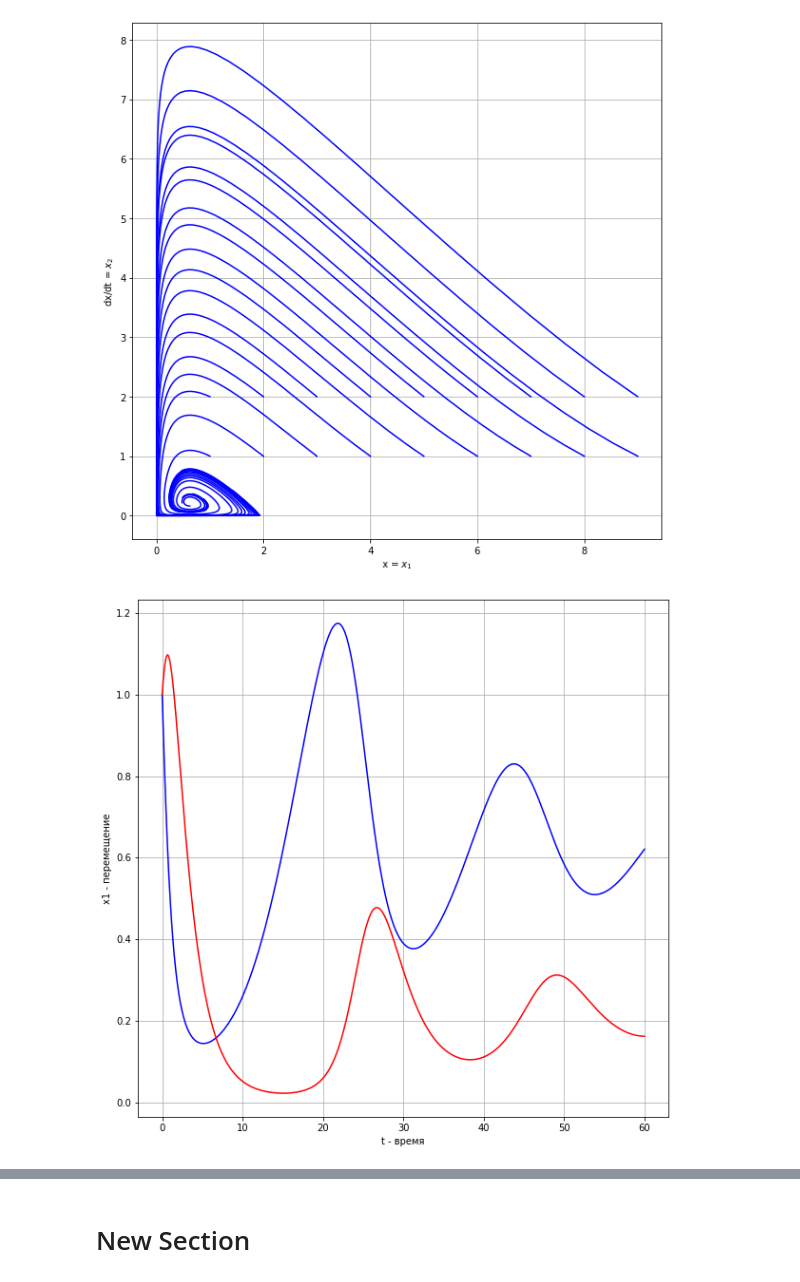
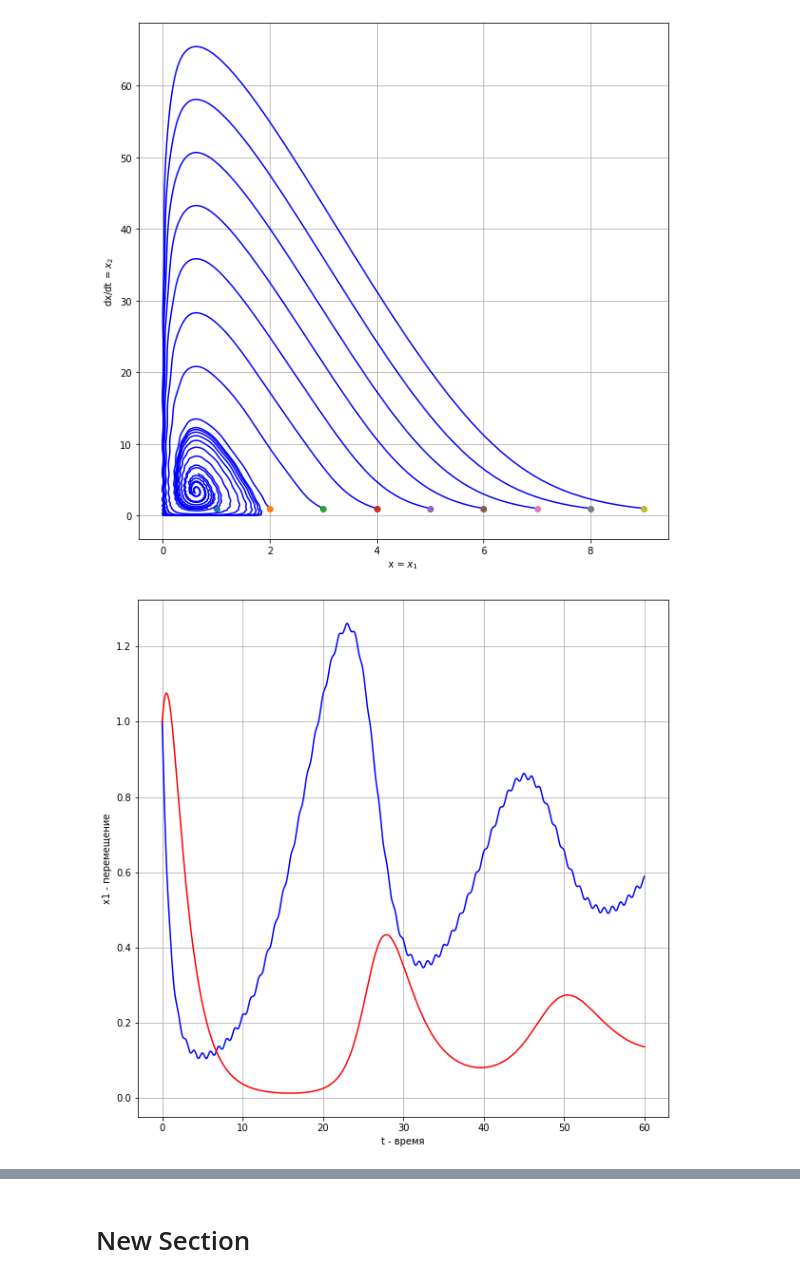
Before and after one commit to TAUforPython/nonlinear_phasepicture, a Jupyter notebook: вынужденное_движение_нелинейных_систем.ipynb, the cells around one changed output, grey strips where cells are left out. Cells and saved outputs as stored; diff of their text form; code cells hidden in the pictures.

```diff
--- a/вынужденное_движение_нелинейных_систем.ipynb
+++ b/вынужденное_движение_нелинейных_систем.ipynb
@@ -31,7 +31,7 @@ def ode(z, t, a, b, c, d):
         #dzdt = [a*x - b*x*y, -c*y + d*x*y]
         #уравнение Лотки-Вольтерра (логистическая кривая)
         #добавляем гармоническую составляющую
-        dzdt = [a*(1 - x/2)*x - b*x*y, -c*y + d*x*y + 0*np.cos(2*np.pi*t)]
+        dzdt = [a*(1 - x/2)*x - b*x*y - 0.05*np.sin(2*np.pi*t), -c*y + d*x*y + 0*np.cos(2*np.pi*t)]
         return dzdt
 # %%
 def DyD2y(t,y):
@@ -56,6 +56,7 @@ def drawPhasePortrait(args, initcond, ts, nt):
             for dy0 in range(startDX, stopDX, deltaDX):
                 sol = calcODE(args, y0, dy0, ts, nt)
                 plt.plot(sol[:, 0], sol[:, 1], 'b')
+                plt.plot(sol[0, 0], sol[0, 1], 'o') #изображаем начальные условия
     plt.xlabel('x = $x_1$')
     plt.ylabel('dx/dt = $x_2$')
     plt.grid()
@@ -63,17 +64,18 @@ def drawPhasePortrait(args, initcond, ts, nt):
 # %%
 #задаем параметры системы и начальные условия
 a = 0.25 #темп производства (сравни с темпом оттока покупателей)
-b = 0.8 #вероятность, что товар купят
+p = 0.95 #вероятность, что товар купят
+b = (1 - p)
 c = 0.5 #темп оттока покупателей, когда товара нет - они уходят
 d = 0.8 #вероятность того, что за товаров вернуться и купят заново
 args = (a, b, c, d)
 Tend = 60
 
 #deltaX, deltaDX, startX, stopX, startDX, stopDX = initcond
-initcond = (1, 1, 1, 10, 1, 3)
+initcond = (1, 1, 1, 10, 1, 2)
 drawPhasePortrait(args, initcond, ts = Tend, nt = 2000)
 # %% [output]
-[figure, old version]
+[figure, new version]
 # %%
 sol = calcODE(args, y0 = 1, dy0 = 1, ts = Tend, nt = 2000)
 t = np.linspace(0, Tend, 2000)
@@ -86,7 +88,7 @@ plt.plot(t, sol[:, 1], 'r')
 plt.grid()
 plt.show()
 # %% [output]
-[figure, old version]
+[figure, new version]
 # %%
 # фазовая плоскость
 dxdt0 = DyD2y(t,sol[:, 0])
```
Also changed, not shown: parts of 2 cells of this notebook.
